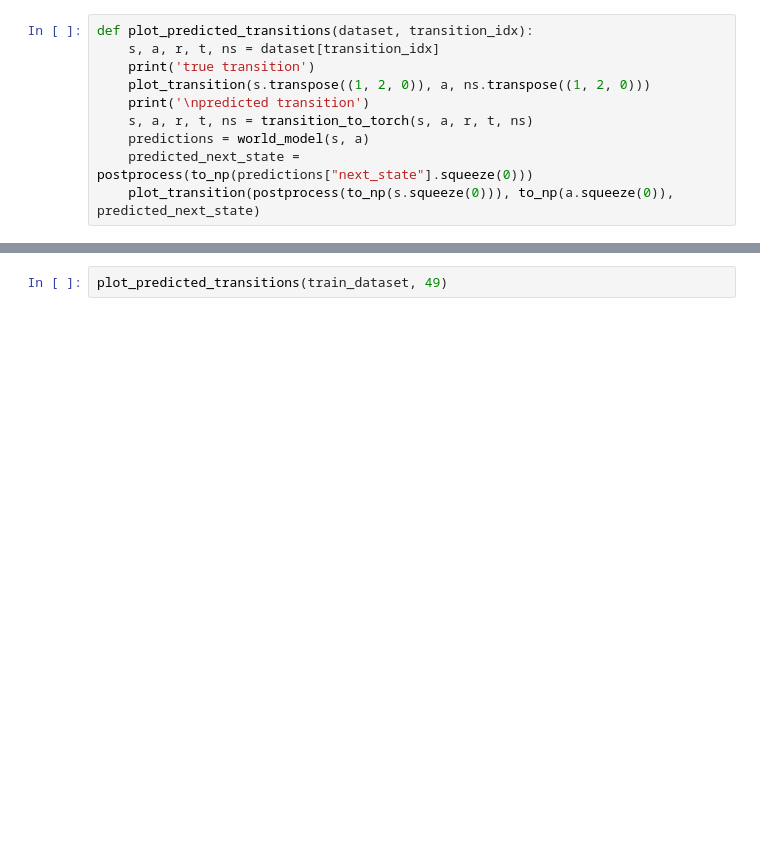
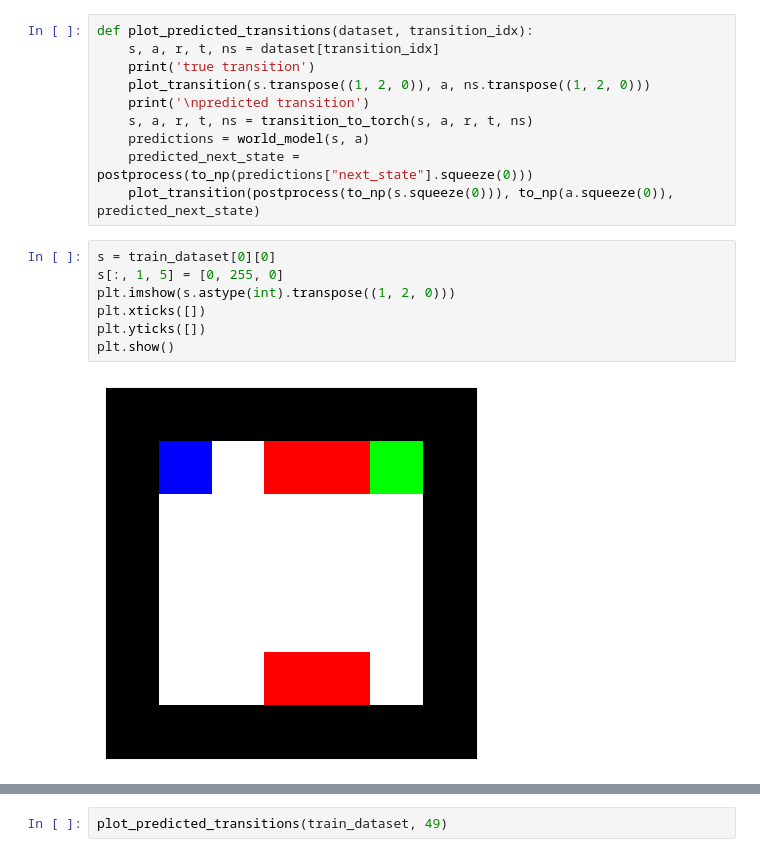
Before and after one commit to demkejon001/tpm_markov_modelling, a Jupyter notebook: analyze_trained_model.ipynb, the cells around one changed output, grey strips where cells are left out. Drawn from its saved outputs; the diff is of its cells as text; blank space fills up the shorter version.

```diff
--- a/analyze_trained_model.ipynb
+++ b/analyze_trained_model.ipynb
@@ -37,3 +38,12 @@ def plot_predicted_transitions(dataset, transition_idx):
     predictions = world_model(s, a)
     predicted_next_state = postprocess(to_np(predictions["next_state"].squeeze(0)))
     plot_transition(postprocess(to_np(s.squeeze(0))), to_np(a.squeeze(0)), predicted_next_state)
+# %%
+s = train_dataset[0][0]
+s[:, 1, 5] = [0, 255, 0]
+plt.imshow(s.astype(int).transpose((1, 2, 0)))
+plt.xticks([])
+plt.yticks([])
+plt.show()
+# %% [output]
+[figure, added]
```
Also changed, not shown: parts of 9 cells of this notebook, 8 other files.
